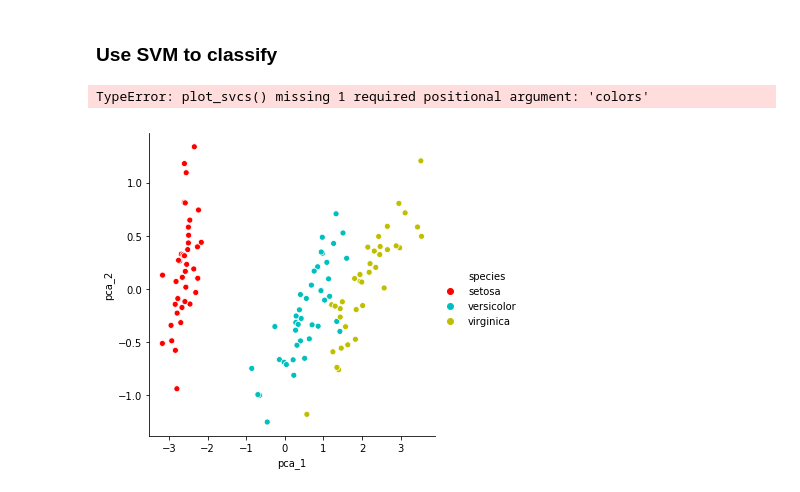
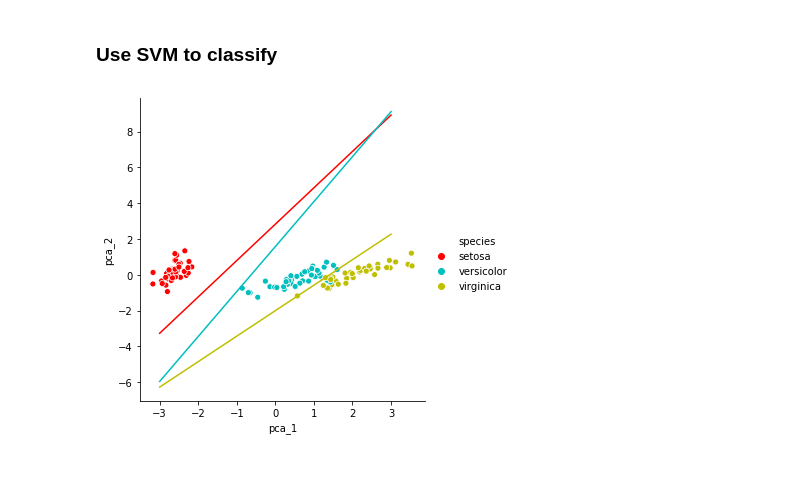
Before and after one commit to robahall/MLAlgoProjects, a Jupyter notebook: notebooks/2.0-rah-iris_classification.ipynb, the cells around one changed output. Drawn from its saved outputs; the diff is of its cells as text; code cells hidden in the pictures.

```diff
--- a/notebooks/2.0-rah-iris_classification.ipynb
+++ b/notebooks/2.0-rah-iris_classification.ipynb
@@ -134,9 +134,9 @@ features_pca = pca.fit(X_train).transform(X_train)
 # %%
 iris_pca_df = pd.concat([pd.DataFrame(features_pca), pd.DataFrame(y_train)], axis = 1, ignore_index = True)
 # %%
-iris_pca_df.columns = ['pca_1', 'pca_2', 'species']
+iris_pca_df.columns = ['pca_1', 'pca_2', 'colors']
 # %%
-iris_pca_df['species'] = iris_pca_df['species'].map({k:v for (k,v) in enumerate(iris.target_names)})
+iris_pca_df['species'] = iris_pca_df['colors'].map({k:v for (k,v) in enumerate(iris.target_names)})
 # %%
 sns.relplot(x='pca_1', y='pca_2', hue='species', data = iris_pca_df,  palette=["r", "c", "y"])
 # %% [output]
@@ -164,7 +164,6 @@ def plot_svcs(colors):
 # %%
 colors = ["r", "c", "y"]
 sns.relplot(x='pca_1', y='pca_2', hue='species', data = iris_pca_df,  palette=colors)
-plot_svcs()
+plot_svcs(colors)
 # %% [output]
-TypeError: plot_svcs() missing 1 required positional argument: 'colors'
-[figure, old version]
+[figure, new version]
```
Also changed, not shown: parts of 7 cells of this notebook.
